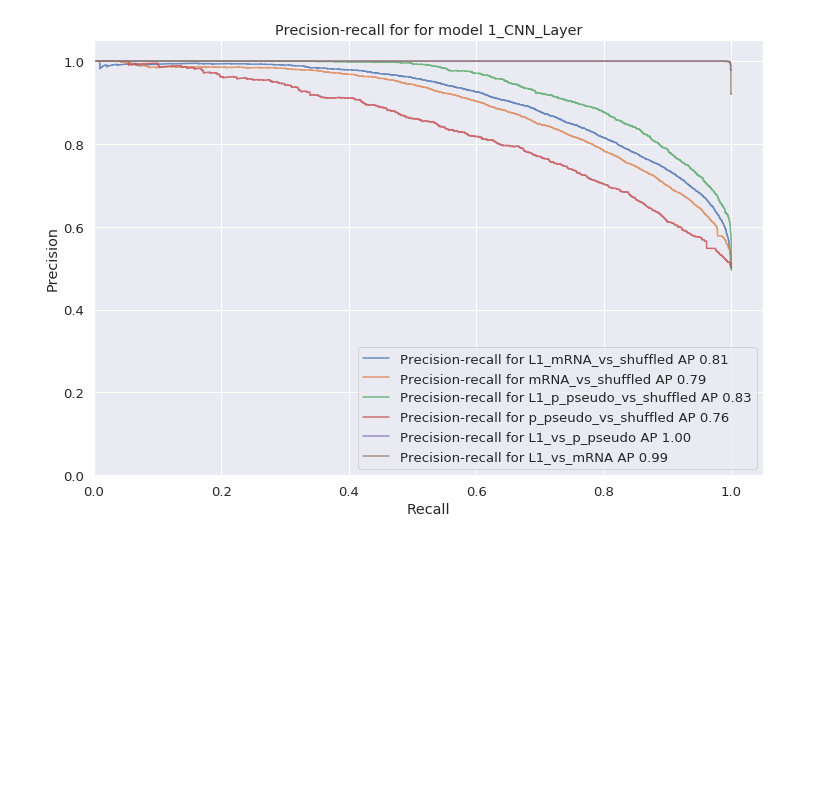
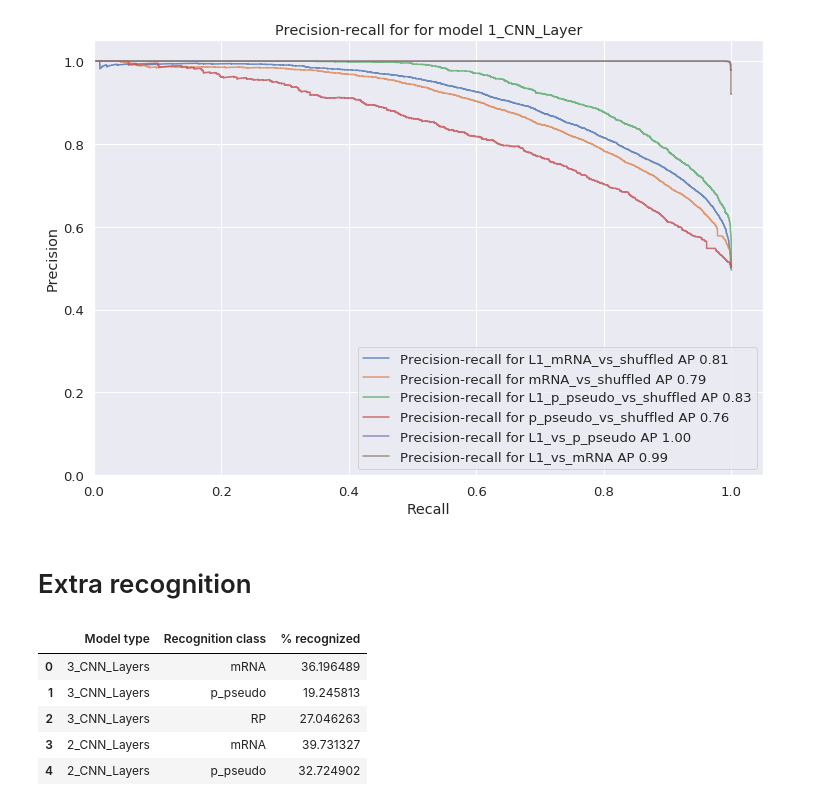
Before and after one commit to AlexShein/DeepLearning, a Jupyter notebook: ExperimentsSummary.ipynb, the cells around one changed output. Saved outputs shown, nothing was run; the diff lists cells and outputs as text; code cells hidden in the pictures; blank space fills up the shorter version.

```diff
--- a/ExperimentsSummary.ipynb
+++ b/ExperimentsSummary.ipynb
@@ -123,3 +123,20 @@ for model in MODELS:
 [figure]
 [figure]
 [figure]
+# %% [markdown]
+# Extra recognition
+# %%
+extra_recognition_accuracy = pd.read_csv(
+    'Extra_recognition.csv',
+    sep=',',
+)
+extra_recognition_accuracy['% recognized'] = extra_recognition_accuracy['% recognized']*100
+extra_recognition_accuracy.drop('Train classes', axis=1, inplace=True)
+extra_recognition_accuracy.head()
+# %% [output]
+|  | Model type | Recognition class | % recognized |
+| 0 | 3_CNN_Layers | mRNA | 36.196489 |
+| 1 | 3_CNN_Layers | p_pseudo | 19.245813 |
+| 2 | 3_CNN_Layers | RP | 27.046263 |
+| 3 | 2_CNN_Layers | mRNA | 39.731327 |
+| 4 | 2_CNN_Layers | p_pseudo | 32.724902 |
```
Also changed, not shown: parts of 2 cells of this notebook, 2 other files.
